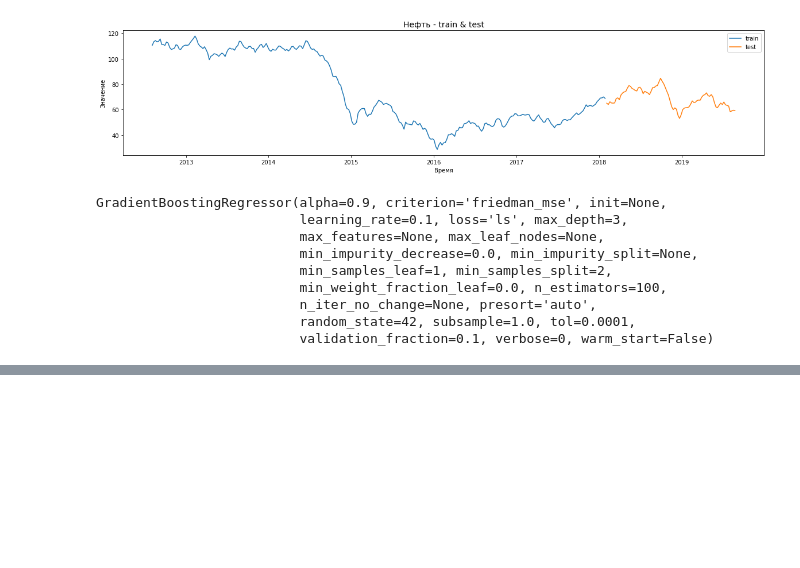
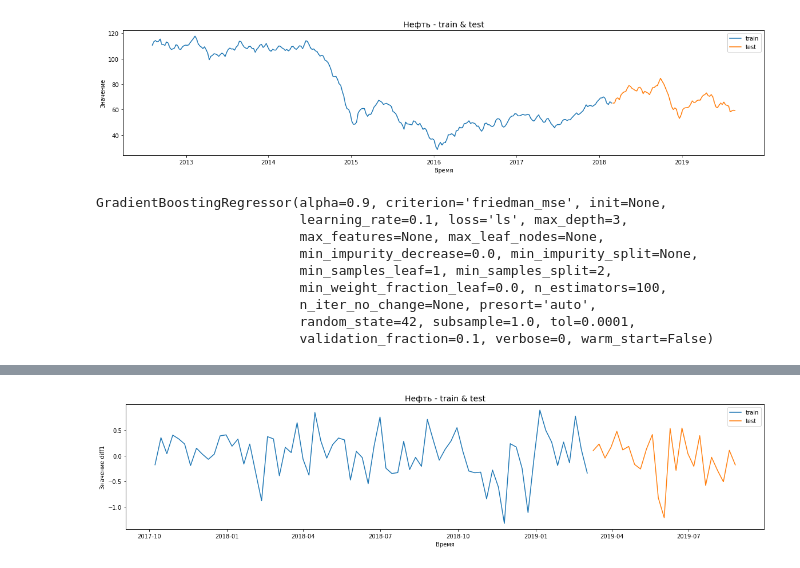
Before and after one commit to ShadarRim/gbmlforb, a Jupyter notebook: Less5HW.ipynb, the cells around one changed output, grey strips where cells are left out. Cells and saved outputs as stored; diff of their text form; code cells hidden in the pictures; blank space fills up the shorter version.

```diff
--- a/Less5HW.ipynb
+++ b/Less5HW.ipynb
@@ -255,0 +267,14 @@ IndexError: index 1 is out of bounds for axis 0 with size 0
+# %%
+split_date = '2019-03-10'
+df_train_d1, df_test_d1 = train_test_split(data_w_f[-100:], split_date)
+# %%
+plt.figure( figsize=(20, 4))
+plt.xlabel('Время')
+plt.ylabel('Значение diff1')
+plt.plot(df_train_d1.index[:], df_train_d1['diff1'][:], label='train' )
+plt.plot(df_test_d1.index, df_test_d1['diff1'], label='test')
+plt.title(f'Нефть - train & test', size=14)
+plt.legend()
+plt.show()
+# %% [output]
+[figure, added]
```
Also changed, not shown: parts of 15 cells of this notebook.
